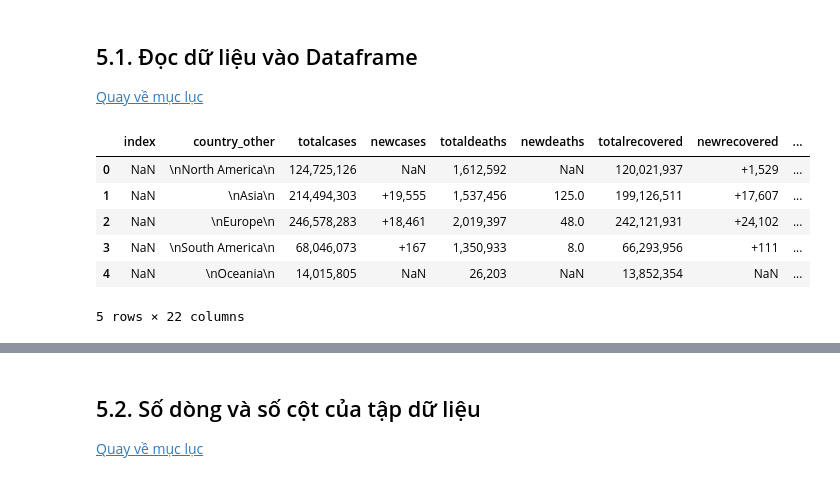
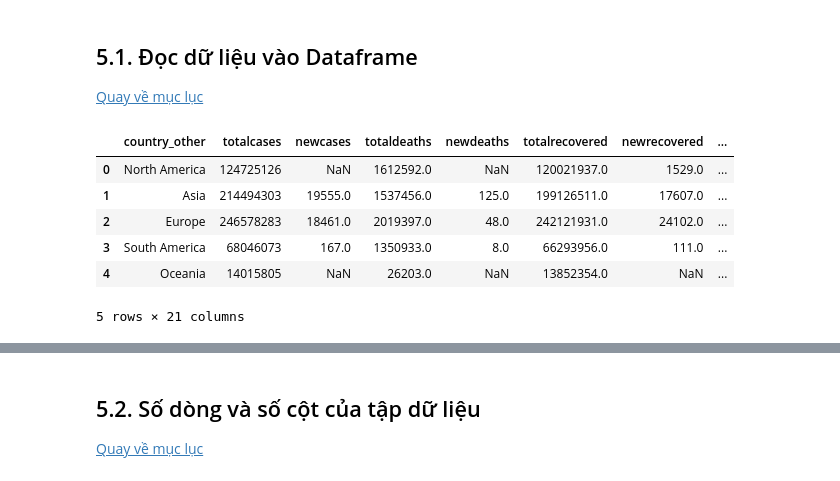
Before and after one commit to phuong1605/Data-Relationship, a Jupyter notebook: lab1.ipynb, the cells around one changed output, grey strips where cells are left out. Cells and saved outputs as stored; diff of their text form; code cells hidden in the pictures.

```diff
--- a/lab1.ipynb
+++ b/lab1.ipynb
@@ -69,16 +76,16 @@ import matplotlib.pyplot as plt
 ## 5.1. Đọc dữ liệu vào Dataframe <a name = "section5_1"></a>
 [Quay về mục lục](#TOC)
 # %%
-covid19_df = pd.read_csv('data_2023-03-05/covid19_05_03_2023.csv')
+covid19_df = pd.read_csv('covid19_05_03_2023.csv')
 covid19_df.head()
 # %% [output]
-|  | index | country_other | totalcases | newcases | totaldeaths | newdeaths | totalrecovered | newrecovered | ... |
-| 0 | NaN | \nNorth America\n | 124,725,126 | NaN | 1,612,592 | NaN | 120,021,937 | +1,529 | ... |
-| 1 | NaN | \nAsia\n | 214,494,303 | +19,555 | 1,537,456 | 125.0 | 199,126,511 | +17,607 | ... |
-| 2 | NaN | \nEurope\n | 246,578,283 | +18,461 | 2,019,397 | 48.0 | 242,121,931 | +24,102 | ... |
-| 3 | NaN | \nSouth America\n | 68,046,073 | +167 | 1,350,933 | 8.0 | 66,293,956 | +111 | ... |
-| 4 | NaN | \nOceania\n | 14,015,805 | NaN | 26,203 | NaN | 13,852,354 | NaN | ... |
+|  | country_other | totalcases | newcases | totaldeaths | newdeaths | totalrecovered | newrecovered | ... |
+| 0 | North America | 124725126 | NaN | 1612592.0 | NaN | 120021937.0 | 1529.0 | ... |
+| 1 | Asia | 214494303 | 19555.0 | 1537456.0 | 125.0 | 199126511.0 | 17607.0 | ... |
+| 2 | Europe | 246578283 | 18461.0 | 2019397.0 | 48.0 | 242121931.0 | 24102.0 | ... |
+| 3 | South America | 68046073 | 167.0 | 1350933.0 | 8.0 | 66293956.0 | 111.0 | ... |
+| 4 | Oceania | 14015805 | NaN | 26203.0 | NaN | 13852354.0 | NaN | ... |
-5 rows × 22 columns
+5 rows × 21 columns
 # %%
 def preprocess(df):
     df.drop(columns=df.columns[0], axis=1,  inplace=True)
```
Also changed, not shown: parts of 10 cells of this notebook.
